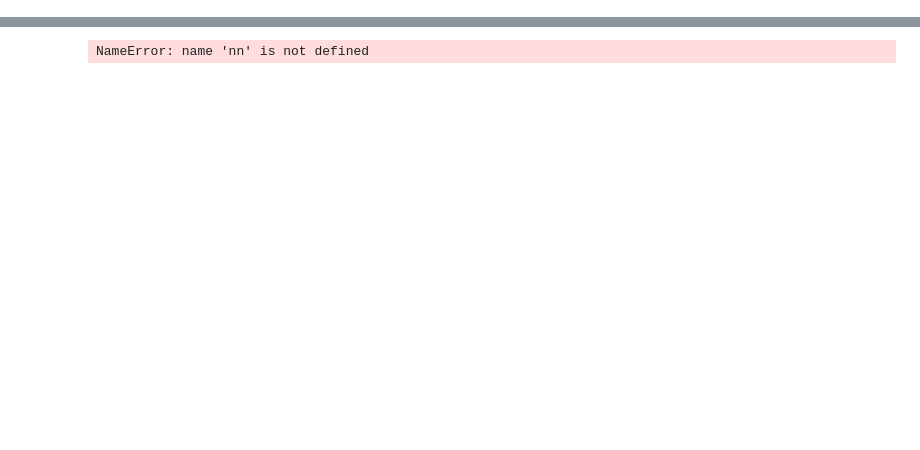
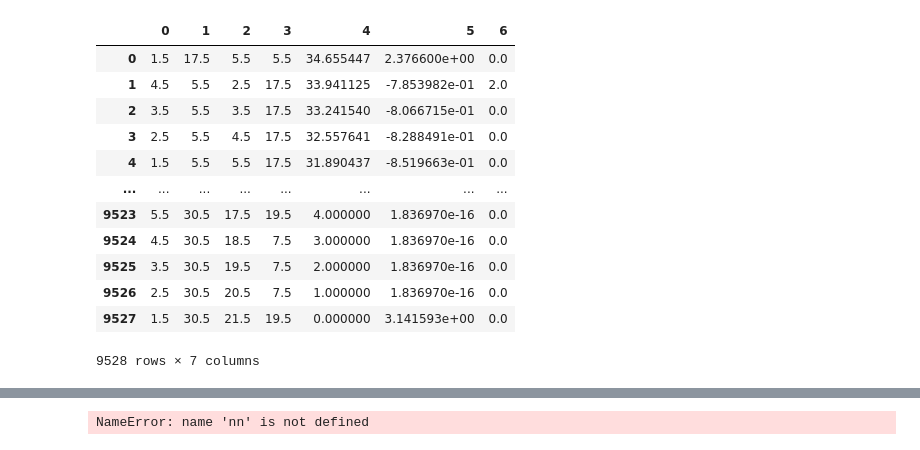
Before and after one commit to JosephGatto/2D-Motion-Planning-with-Machine-Learning, a Jupyter notebook: odom-oriented.ipynb, the cells around one changed output, grey strips where cells are left out. Drawn from its saved outputs; the diff is of its cells as text; code cells hidden in the pictures; blank space fills up the shorter version.

```diff
--- a/odom-oriented.ipynb
+++ b/odom-oriented.ipynb
@@ -203,6 +203,7 @@ def synthesize_data(start, goal, MAP, map_arr, polar=False):
     relative_goals = []
     polar_goals = [] # Polar coordinates used by paper
     directions = []
+    steering = []
     prev = start
     for i, loc in enumerate(path):
         # Get direction to next cell
@@ -228,14 +229,25 @@ def synthesize_data(start, goal, MAP, map_arr, polar=False):
         polar_rotation = math.atan2(goal_orn[1], goal_orn[0])
         polar_goals.append((polar_distance, polar_rotation))
 
+        # Get relative steering
+        if len(directions) > 1:
+            ds = inv_dirs[direction] - inv_dirs[directions[len(directions)-1]]
+        elif len(directions) == 1: # First node after start
+            ds = inv_dirs[direction]
+        else: ds = 0 # Start node
+        steering.append(ds)
+
         # Get movement to next cell
         directions.append(direction)
         prev=loc
 
     # Return polar goals if True
+#     print(len(directions), len(steering))
     if polar:
-        return np.array(sensor_readings), np.array(polar_goals), directions, path
-    return np.array(sensor_readings), np.array(relative_goals), directions, path
+#         return np.array(sensor_readings), np.array(polar_goals), directions, path
+        return np.array(sensor_readings), np.array(polar_goals), np.array(steering), path
+#     return np.array(sensor_readings), np.array(relative_goals), directions, path
+    return np.array(sensor_readings), np.array(relative_goals), np.array(steering), path
 # %%
 def synthesize_train_set(MAPs, num_runs = 5, polar=False):
     '''
@@ -254,10 +266,13 @@ def synthesize_train_set(MAPs, num_runs = 5, polar=False):
         MAP, map_arr = random.choice(MAPs)
         # If path is available, get training info
         try:
-            (sensor_readings, relative_goals, directions, path) = synthesize_data(start, goal, MAP, map_arr, polar)
-            train = np.concatenate((sensor_readings, relative_goals, directions), axis=1)
+#             (sensor_readings, relative_goals, directions, path) = synthesize_data(start, goal, MAP, map_arr, polar)
+#             train = np.concatenate((sensor_readings, relative_goals, directions), axis=1)
+            (sensor_readings, relative_goals, steering, path) = synthesize_data(start, goal, MAP, map_arr, polar)
+            train = np.concatenate((sensor_readings, relative_goals, np.expand_dims(steering, axis=1)), axis=1)
             df.append(train)
-        except:
+
+        except Exception as e:
             # No path found
             continue
     return pd.DataFrame(np.vstack(df))
@@ -264,3 +292,19 @@ def synthesize_train_set(MAPs, num_runs = 5, polar=False):
+# %%
+df_
+# %% [output]
+|  | 0 | 1 | 2 | 3 | 4 | 5 | 6 |
+| 0 | 1.5 | 17.5 | 5.5 | 5.5 | 34.655447 | 2.376600e+00 | 0.0 |
+| 1 | 4.5 | 5.5 | 2.5 | 17.5 | 33.941125 | -7.853982e-01 | 2.0 |
+| 2 | 3.5 | 5.5 | 3.5 | 17.5 | 33.241540 | -8.066715e-01 | 0.0 |
+| 3 | 2.5 | 5.5 | 4.5 | 17.5 | 32.557641 | -8.288491e-01 | 0.0 |
+| 4 | 1.5 | 5.5 | 5.5 | 17.5 | 31.890437 | -8.519663e-01 | 0.0 |
+| ... | ... | ... | ... | ... | ... | ... | ... |
+| 9523 | 5.5 | 30.5 | 17.5 | 19.5 | 4.000000 | 1.836970e-16 | 0.0 |
+| 9524 | 4.5 | 30.5 | 18.5 | 7.5 | 3.000000 | 1.836970e-16 | 0.0 |
+| 9525 | 3.5 | 30.5 | 19.5 | 7.5 | 2.000000 | 1.836970e-16 | 0.0 |
+| 9526 | 2.5 | 30.5 | 20.5 | 7.5 | 1.000000 | 1.836970e-16 | 0.0 |
+| 9527 | 1.5 | 30.5 | 21.5 | 19.5 | 0.000000 | 3.141593e+00 | 0.0 |
+9528 rows × 7 columns
 # %%
 def make_tuple(x):
     '''
```
Also changed, not shown: parts of 11 cells of this notebook, 1 other file.
